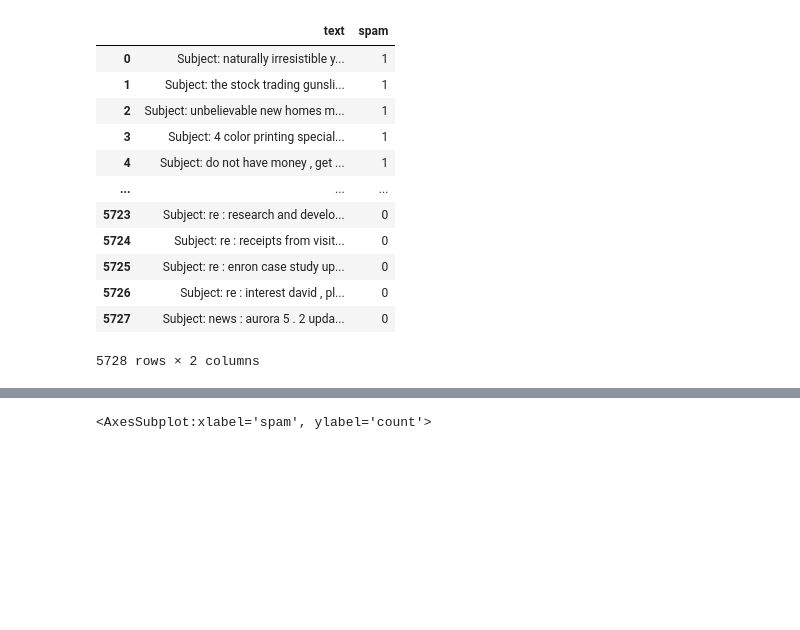
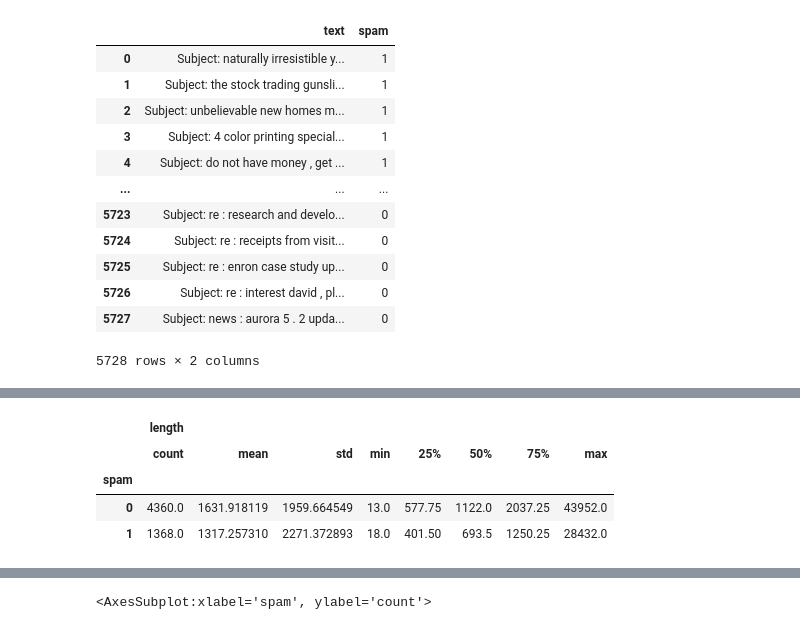
Before and after one commit to hamednasr/Email-Spam-Detection, a Jupyter notebook: email spam detection my code.ipynb, the cells around one changed output, grey strips where cells are left out. Cells and saved outputs as stored; diff of their text form; code cells hidden in the pictures; blank space fills up the shorter version.

```diff
--- a/email spam detection my code.ipynb
+++ b/email spam detection my code.ipynb
@@ -38,0 +40,8 @@ memory usage: 89.6+ KB
+# %%
+emails.groupby('spam').describe()
+# %% [output]
+|  | length |  |  |  |  |  |  |  |
+|  | count | mean | std | min | 25% | 50% | 75% | max |
+| spam |  |  |  |  |  |  |  |  |
+| 0 | 4360.0 | 1631.918119 | 1959.664549 | 13.0 | 577.75 | 1122.0 | 2037.25 | 43952.0 |
+| 1 | 1368.0 | 1317.257310 | 2271.372893 | 18.0 | 401.50 | 693.5 | 1250.25 | 28432.0 |
```
Also changed, not shown: parts of 23 cells of this notebook.
